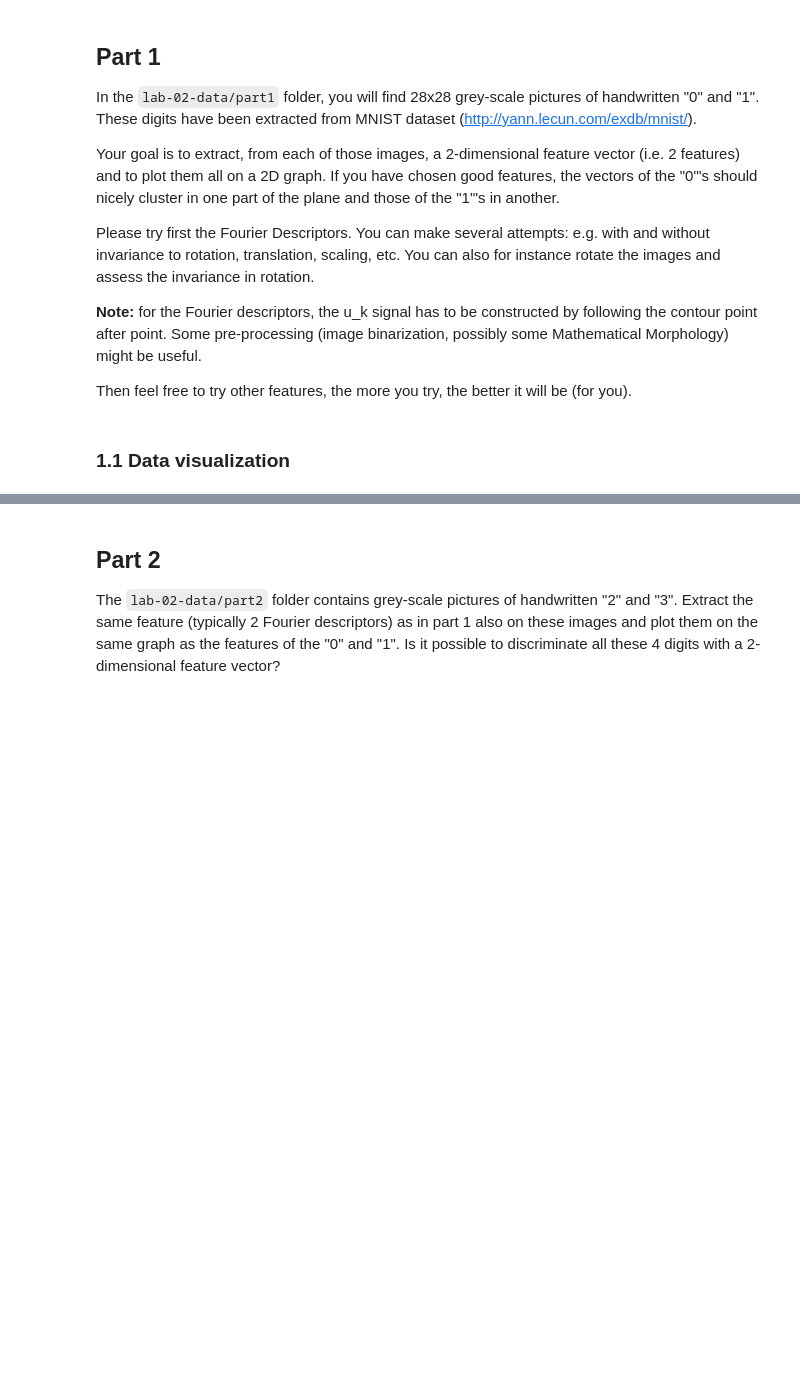
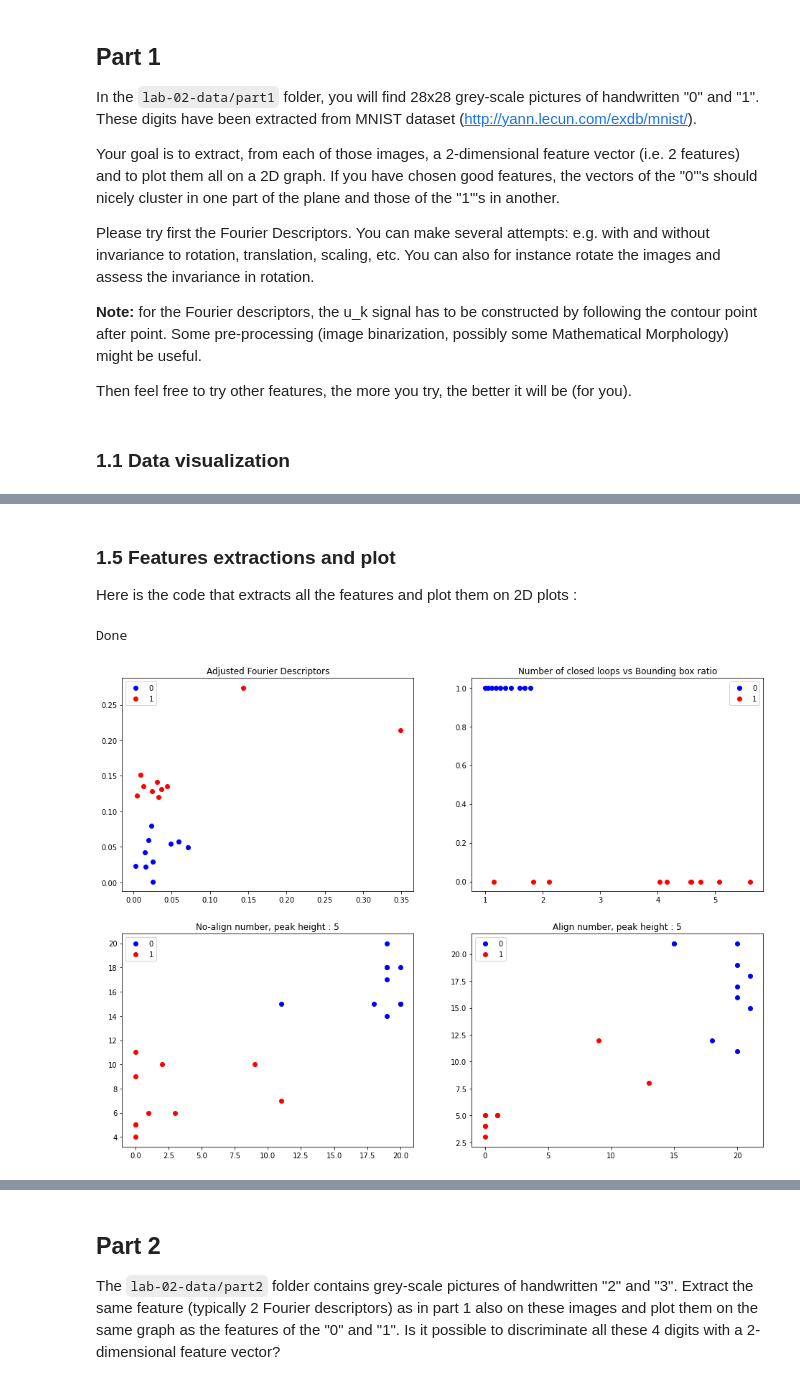
Before and after one commit to JambonSama/image_analysis_and_pattern_recognition_labs, a Jupyter notebook: labs/lab_02_object_description.ipynb, the cells around one changed output, grey strips where cells are left out. Drawn from its saved outputs; the diff is of its cells as text; code cells hidden in the pictures; blank space fills up the shorter version.

```diff
--- a/labs/lab_02_object_description.ipynb
+++ b/labs/lab_02_object_description.ipynb
@@ -474,0 +418,80 @@ In the third and forth graph, we have the number of peak in each axis. In the fi
+# %% [markdown]
+### 1.5 Features extractions and plot
+
+Here is the code that extracts all the features and plot them on 2D plots :
+# %%
+# Applying basic morphological operation to clean imgs
+morph_0 = [False,False,False,False,False,False,False,False,False,False]
+morph_1 = [False,False,False,False,False,False,False,False,True,False]
+
+imgs_m_0 = applyMorphology(imgs_0, morph_0)
+imgs_m_1 = applyMorphology(imgs_1, morph_1)
+
+# Applying transformation
+mt_0 = transform(imgs_m_0)
+mt_1 = transform(imgs_m_1)
+
+
+# Features arrays
+peak_tresholds = np.array([5, 5])
+nb_peak_x = np.zeros((2,10))
+nb_peak_y = np.zeros((2,10))
+nb_peak_xmt = np.zeros((2,10))
+nb_peak_ymt = np.zeros((2,10))
+modules = np.zeros((2,2,10))
+closed_loops = np.zeros((2,10))
+ratio = np.zeros((2,10))
+
+# Computing all the features
+for j in range(10):
+    # number of peaks
+    nb_peak_x[0,:], nb_peak_y[0,:] = countPeakOnAxes(imgs_m_0,peak_tresholds[0])
+    nb_peak_x[1,:], nb_peak_y[1,:] = countPeakOnAxes(imgs_m_1,peak_tresholds[0])
+    nb_peak_xmt[0,:], nb_peak_ymt[0,:] = countPeakOnAxes(mt_0,peak_tresholds[1])
+    nb_peak_xmt[1,:], nb_peak_ymt[1,:] = countPeakOnAxes(mt_1,peak_tresholds[1])
+
+    # modules
+    m = afd(imgs_m_0[j])
+    modules[0,:,j] = m[0:2]
+    m = afd(imgs_m_1[j])
+    modules[1,:,j] = m[0:2]
+
+    # closed loops
+    closed_loops[0,j] = getClosedLoops(imgs_0[j])
+    closed_loops[1,j] = getClosedLoops(imgs_1[j])
+
+    # ratio
+    ratio[0,j], _, _ = getRatio(imgs_0[j])
+    ratio[1,j], _, _ = getRatio(imgs_1[j])
+
+# Plots
+n_lin = 2
+n_col = 2
+size = 6
+fig, ax = plt.subplots(n_lin, n_col, figsize=(size*0.4/0.3*n_col, size*n_lin))
+
+ax[0,0].plot(modules[0,0,:], modules[0,1,:], "bo", label="0")
+ax[0,0].plot(modules[1,0,:], modules[1,1,:], "ro", label="1")
+ax[0,0].legend(loc="upper left")
+ax[0,0].set_title(f"Adjusted Fourier Descriptors")
+
+ax[0,1].plot(ratio[0,:], closed_loops[0,:], "bo", label="0")
+ax[0,1].plot(ratio[1,:], closed_loops[1,:], "ro", label="1")
+ax[0,1].legend(loc='upper right')
+ax[0,1].set_title(f"Number of closed loops vs Bounding box ratio")
+
+ax[1,0].plot(nb_peak_x[0,:], nb_peak_y[0,:], "bo", label="0")
+ax[1,0].plot(nb_peak_x[1,:], nb_peak_y[1,:], "ro", label="1")
+ax[1,0].legend(loc='upper left')
+ax[1,0].set_title(f"No-align number, peak height : {peak_tresholds[0]}")
+
+ax[1,1].plot(nb_peak_xmt[0,:], nb_peak_ymt[0,:], "bo", label="0")
+ax[1,1].plot(nb_peak_xmt[1,:], nb_peak_ymt[1,:], "ro", label="1")
+ax[1,1].legend(loc='upper left')
+ax[1,1].set_title(f"Align number, peak height : {peak_tresholds[1]}")
+
+# End of cell
+print("Done")
+# %% [output]
+Done
+[figure, added]
```
Also changed, not shown: parts of 16 cells of this notebook.
